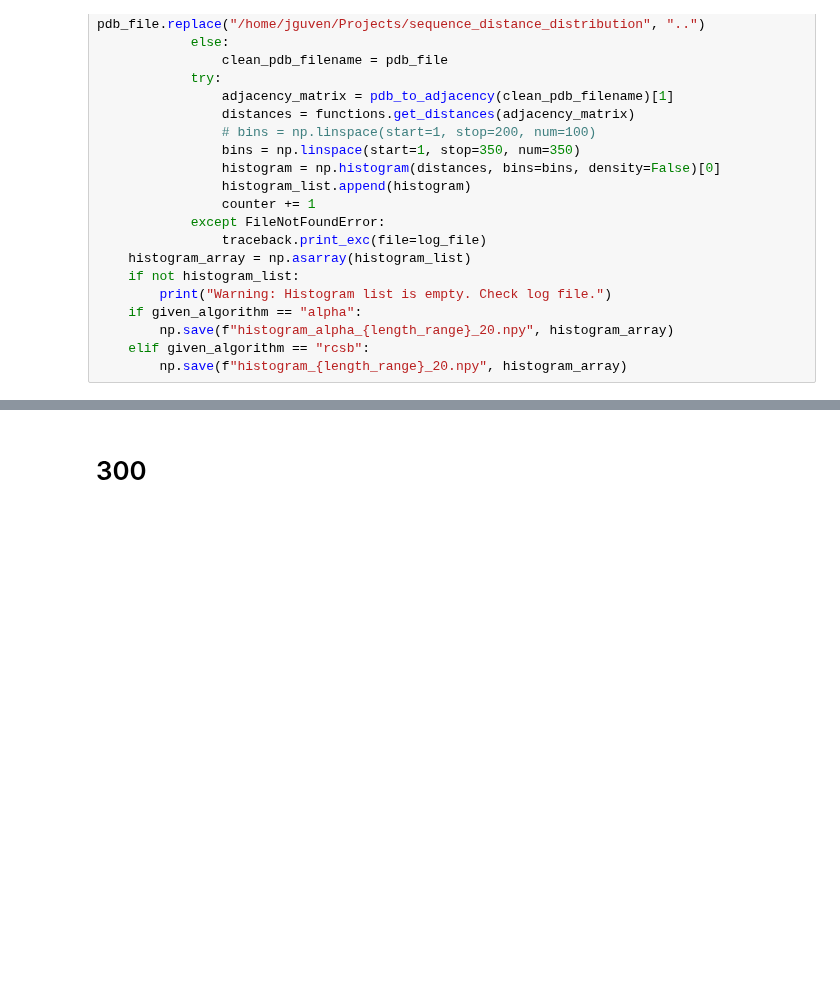
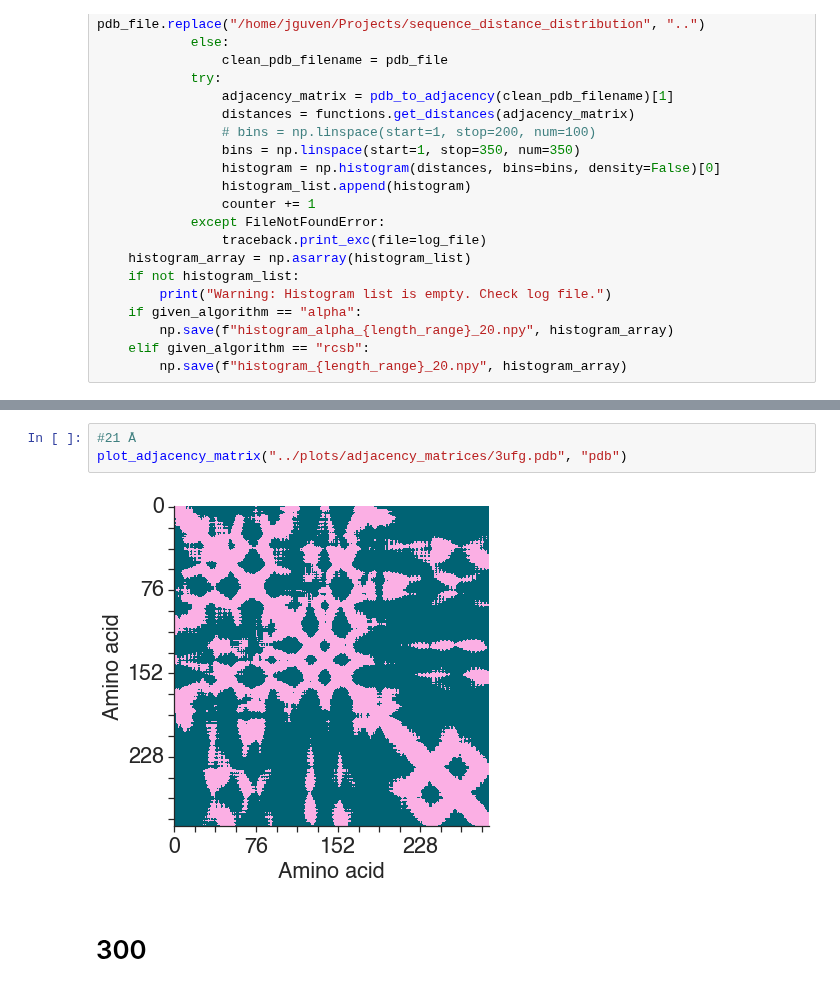
Before and after one commit to meyresearch/amino_acid_distance_distributions, a Jupyter notebook: scripts/playground.ipynb, the cells around one changed output, grey strips where cells are left out. Saved outputs shown, nothing was run; the diff lists cells and outputs as text; blank space fills up the shorter version.

```diff
--- a/scripts/playground.ipynb
+++ b/scripts/playground.ipynb
@@ -59,3 +142,8 @@ def return_distance_histogram(log_file: str, given_algorithm: str, length_range:
+# %%
+#21 Å
+plot_adjacency_matrix("../plots/adjacency_matrices/3ufg.pdb", "pdb")
+# %% [output]
+[figure, added]
 # %% [markdown]
 # 300
 # %%
```
Also changed, not shown: parts of 5 cells of this notebook, 21 other files.
